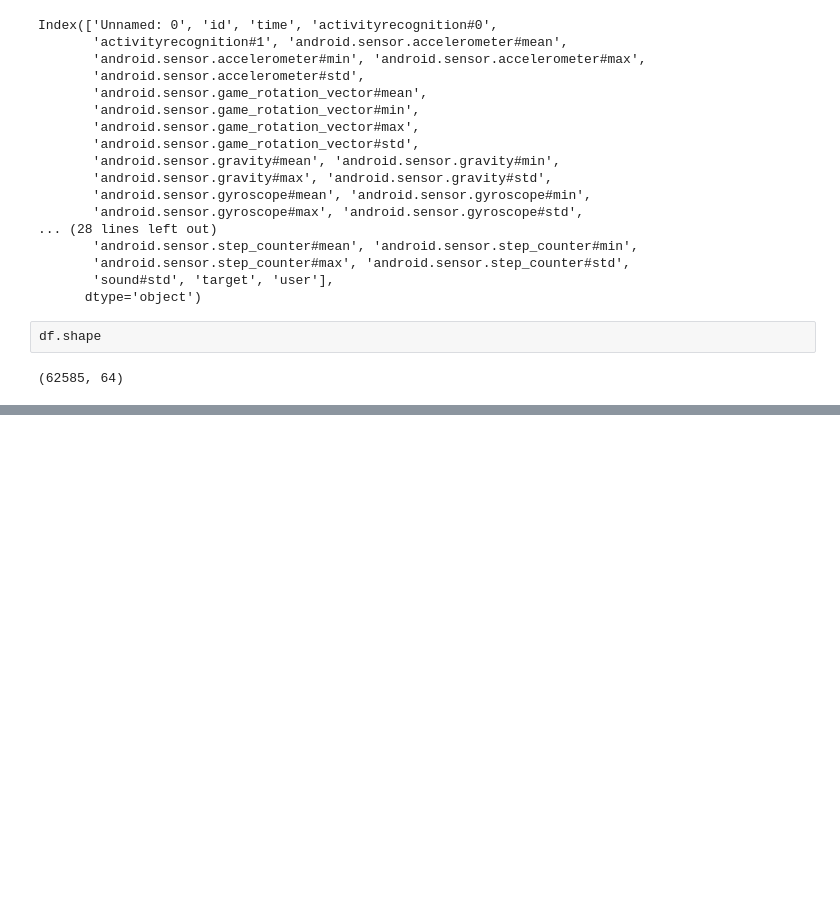
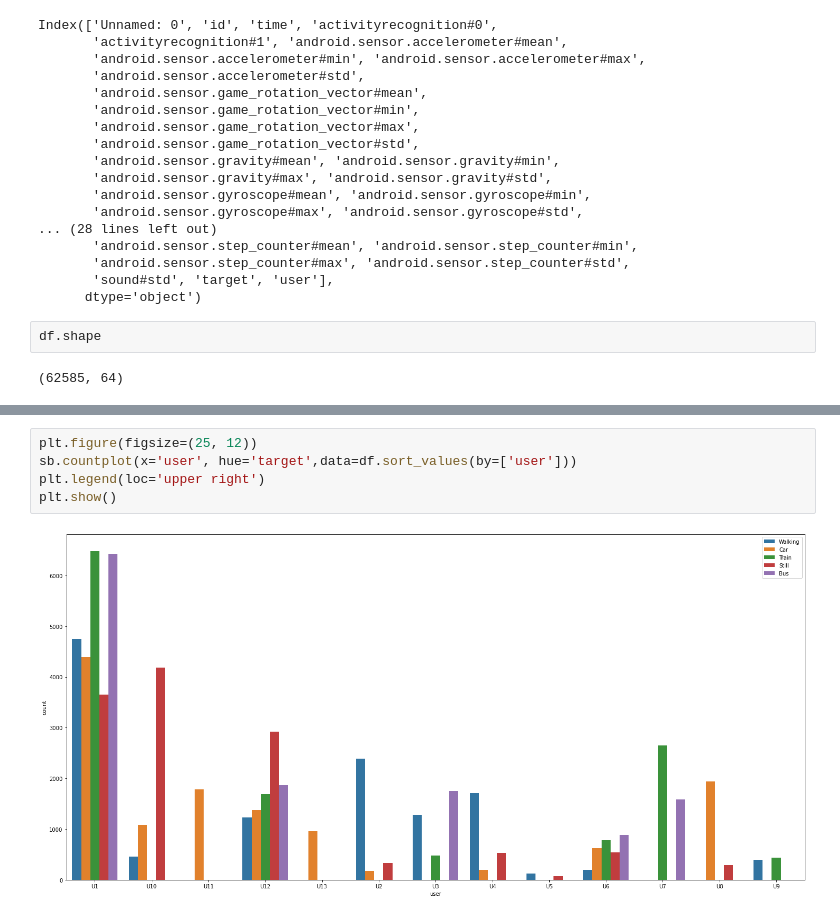
Before and after one commit to sardorick/BW-2-Fitness-ML, a Jupyter notebook: eda_half_second_Sardor.ipynb, the cells around one changed output, grey strips where cells are left out. Saved outputs shown, nothing was run; the diff lists cells and outputs as text; blank space fills up the shorter version.

```diff
--- a/eda_half_second_Sardor.ipynb
+++ b/eda_half_second_Sardor.ipynb
@@ -138,0 +159,7 @@ df.shape
+# %%
+plt.figure(figsize=(25, 12))
+sb.countplot(x='user', hue='target',data=df.sort_values(by=['user']))
+plt.legend(loc='upper right')
+plt.show()
+# %% [output]
+[figure, added]
```
Also changed, not shown: parts of 1 cell of this notebook.
